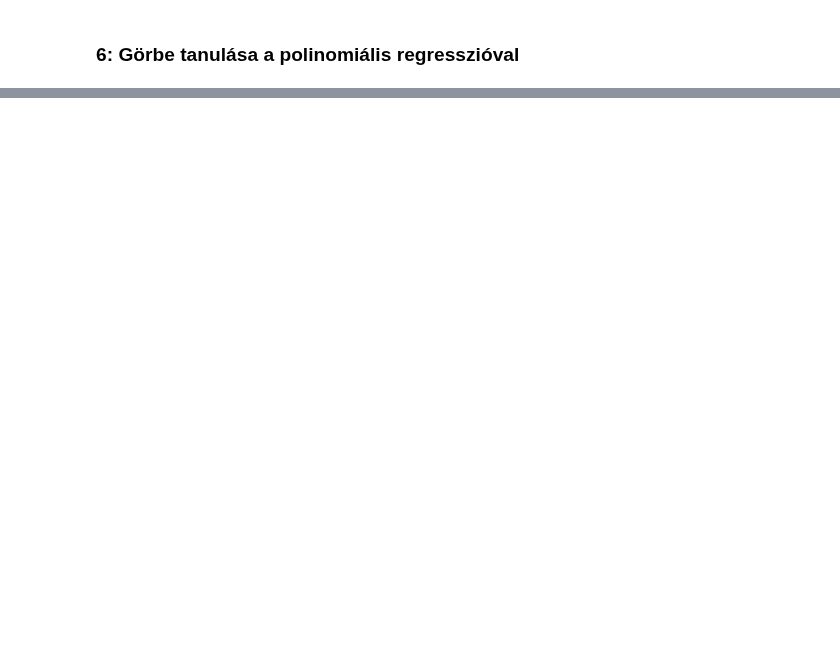
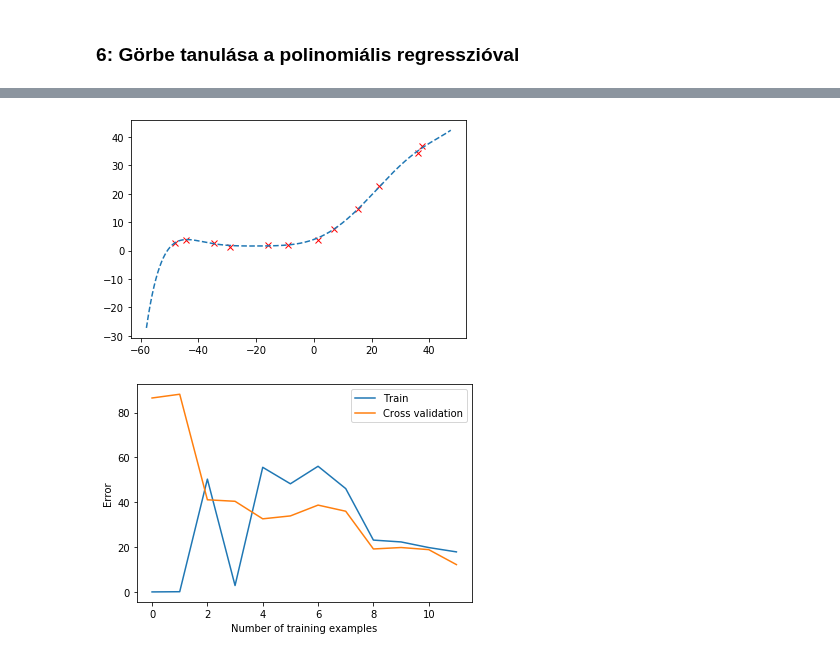
Before and after one commit to Fortuz/MIKRO_lab, a Jupyter notebook: AdaptiveRoboLabor/Jupyter/L08_Regularization/L08 - Regularization.ipynb, the cells around one changed output, grey strips where cells are left out. Saved outputs shown, nothing was run; the diff lists cells and outputs as text; code cells hidden in the pictures; blank space fills up the shorter version.

```diff
--- a/AdaptiveRoboLabor/Jupyter/L08_Regularization/L08 - Regularization.ipynb
+++ b/AdaptiveRoboLabor/Jupyter/L08_Regularization/L08 - Regularization.ipynb
@@ -216,0 +231,29 @@ ww = np.loadtxt("w_final.txt")
+# %%
+w_matlab = np.loadtxt("w_final.txt")                        # matlabos súlyok beolvasása
+
+# X_matlab:
+X_p = polyFeatures(X,8)                                     # polynomial features
+X_p,mu_matlab,sigma_matlab = featureNormalize(X_p)                        # feature normalization
+X_p_b=np.column_stack((np.ones((X_p.shape[0],1)),X_p))                 # bias
+
+# X_val_matlab:
+
+X_val_p = polyFeatures(X_val,8)
+X_val_p = (X_val_p-mu_matlab)/sigma_matlab
+X_val_p_b = np.column_stack((np.ones((X_val_p.shape[0],1)),X_val_p))
+
+plt.plot(X,Y, 'rx')
+fittedY,xplot = toPlotFit(np.min(X),np.max(X),mu_matlab,sigma_matlab,w_matlab,8)
+plt.plot(xplot,fittedY, '--')
+plt.show()
+
+e_train,e_val = learningCurve(X_p_b,Y,X_val_p_b,Y_val,Lambda)
+plt.plot(e_train, label = "Train")
+plt.plot(e_val, label = "Cross validation")
+plt.xlabel("Number of training examples")
+plt.ylabel("Error")
+plt.legend()
+plt.show()
+# %% [output]
+[figure, added]
+[figure, added]
```
Also changed, not shown: parts of 9 cells of this notebook.
